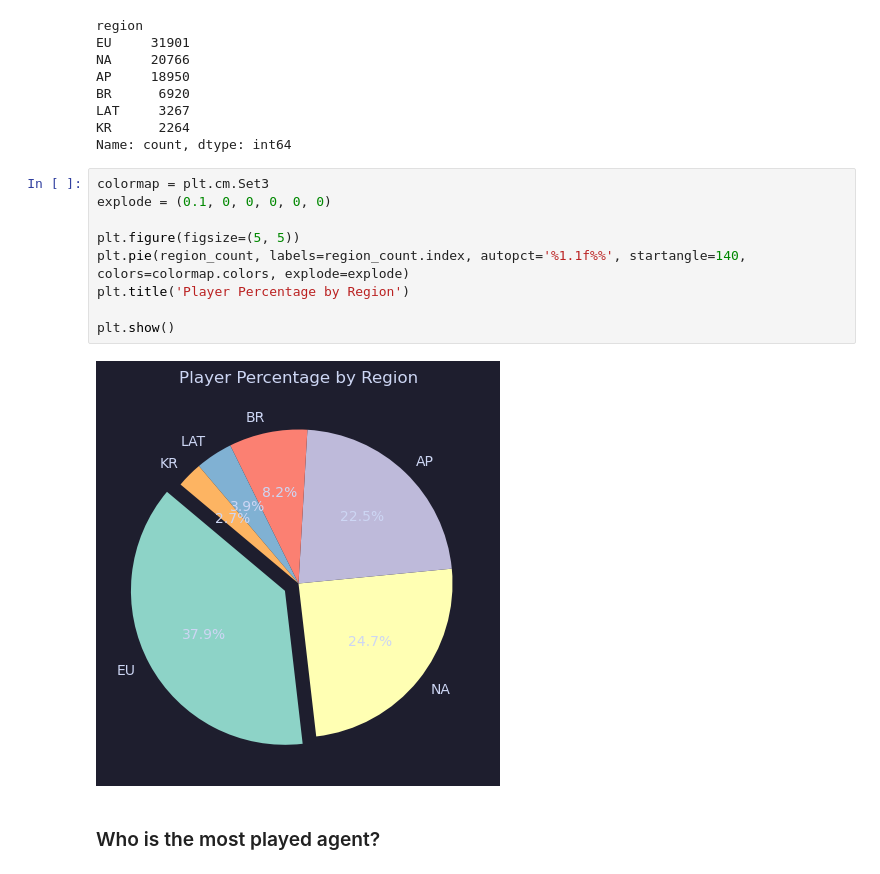
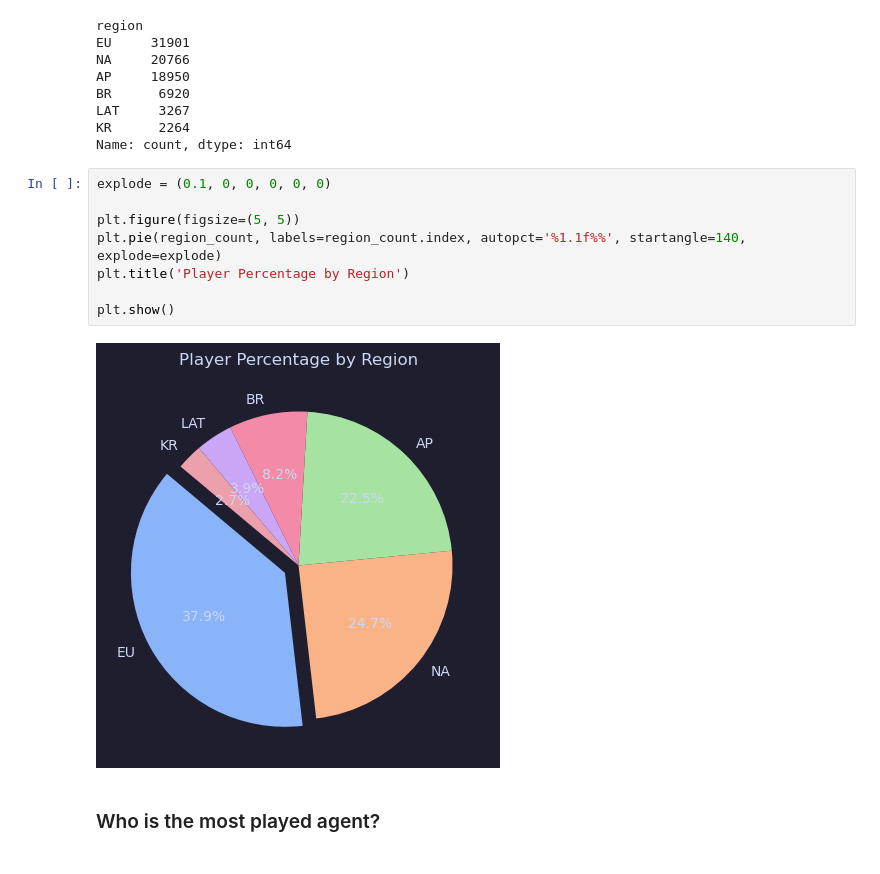
Before and after one commit to grahamogatia/valorant-statistical-modelling, a Jupyter notebook: [CSMODEL] Project - Case Study.ipynb, the cells around one changed output. Drawn from its saved outputs; the diff is of its cells as text.

```diff
--- a/[CSMODEL] Project - Case Study.ipynb
+++ b/[CSMODEL] Project - Case Study.ipynb
@@ -559,16 +559,15 @@ LAT     3267
 KR      2264
 Name: count, dtype: int64
 # %%
-colormap = plt.cm.Set3
 explode = (0.1, 0, 0, 0, 0, 0)
 
 plt.figure(figsize=(5, 5))
-plt.pie(region_count, labels=region_count.index, autopct='%1.1f%%', startangle=140, colors=colormap.colors, explode=explode)
+plt.pie(region_count, labels=region_count.index, autopct='%1.1f%%', startangle=140, explode=explode)
 plt.title('Player Percentage by Region')
 
 plt.show()
 # %% [output]
-[figure, old version]
+[figure, new version]
 # %% [markdown]
 ### Who is the most played agent?
 # %%
```
Also changed, not shown: parts of 22 cells of this notebook.
